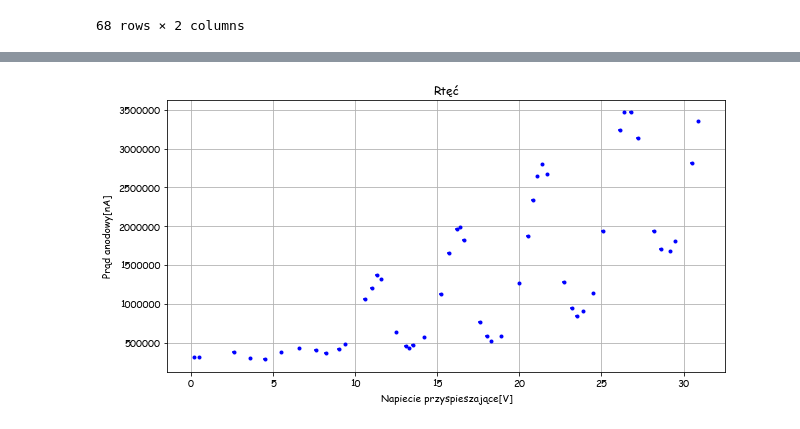
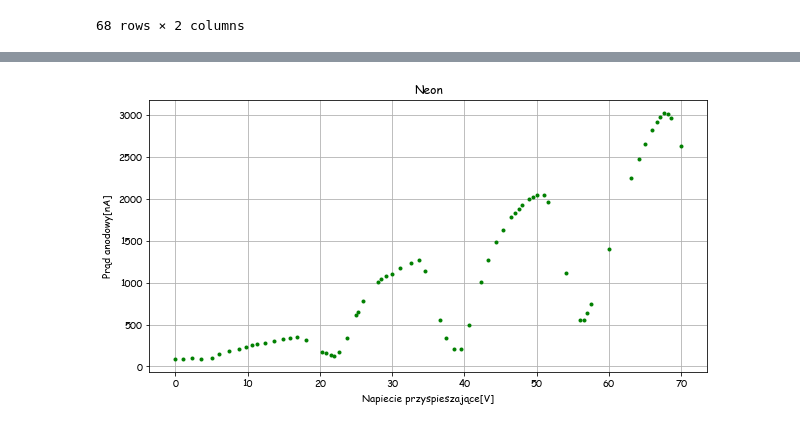
Before and after one commit to MarikinPaulina/LabFiz1, a Jupyter notebook: 06-45-Franc-Hertz/Franc-Hertz.ipynb, the cells around one changed output, grey strips where cells are left out. Cells and saved outputs as stored; diff of their text form; code cells hidden in the pictures.

```diff
--- a/06-45-Franc-Hertz/Franc-Hertz.ipynb
+++ b/06-45-Franc-Hertz/Franc-Hertz.ipynb
@@ -86,13 +63,13 @@ Rtecka
 # %%
 klasa = 0.01
+# plt.figure(figsize=(10,5))
+# plt.errorbar(Rtec['U[V]'],Rtec['Ua[V]']*10,2,0.1,'b.')#klasa*Rtec['U[V]']+0.1,klasa*Rtec['U[V]']+0.01,'b.')
+# plt.grid(); plt.xlabel('Napiecie przyspieszające[V]'); plt.ylabel('Prąd anodowy[nA]'); plt.title('Rtęć')
+# plt.savefig('rtec.eps', bbox_inches='tight')
+# plt.show()
 plt.figure(figsize=(10,5))
-plt.errorbar(Rtec['U[V]'],Rtec['Ua[V]']*10,2,0.1,'b.')#klasa*Rtec['U[V]']+0.1,klasa*Rtec['U[V]']+0.01,'b.')
-plt.grid(); plt.xlabel('Napiecie przyspieszające[V]'); plt.ylabel('Prąd anodowy[nA]'); plt.title('Rtęć')
-plt.savefig('rtec.eps', bbox_inches='tight')
-plt.show()
-# plt.figure(figsize=(10,5))
-# plt.errorbar(Neon['U[V]'],Neon['Ua[V]']*10,2,0.1,'g.')#klasa*Neon['U[V]']+0.1,klasa*Neon['U[V]']+0.01,'g.')
-# plt.grid(); plt.xlabel('Napiecie przyspieszające[V]'); plt.ylabel('Prąd anodowy[nA]'); plt.title('Neon')
-# plt.savefig('neon.png')
+plt.errorbar(Neon['U[V]'],Neon['Ua[V]']*10,2,0.1,'g.')#klasa*Neon['U[V]']+0.1,klasa*Neon['U[V]']+0.01,'g.')
+plt.grid(); plt.xlabel('Napiecie przyspieszające[V]'); plt.ylabel('Prąd anodowy[nA]'); plt.title('Neon')
+plt.savefig('neon.eps',bbox_inches='tight')
 # %% [output]
-[figure, old version]
+[figure, new version]
```
Also changed, not shown: parts of 4 cells of this notebook, 9 other files.
